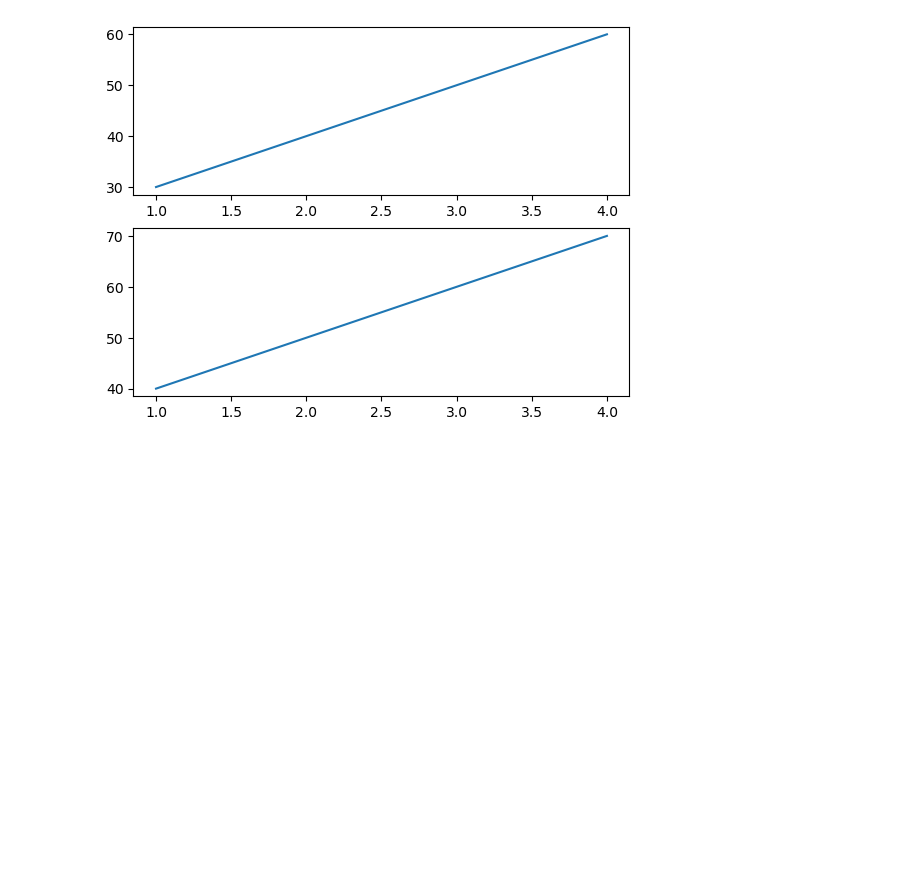
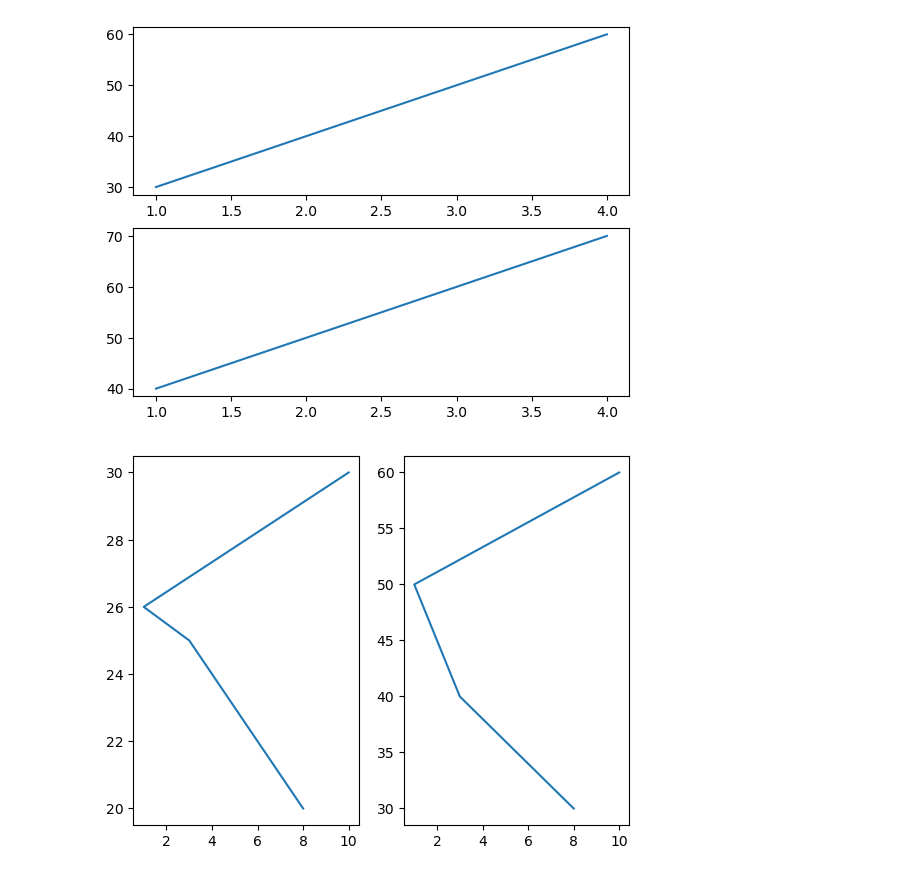
Before and after one commit to Joelson-Dieter/JupyterNotebook.ipynb, a Jupyter notebook: matplotlib.ipynb/marker.ipynb, the cells around one changed output. Saved outputs shown, nothing was run; the diff lists cells and outputs as text; code cells hidden in the pictures; blank space fills up the shorter version.

```diff
--- a/matplotlib.ipynb/marker.ipynb
+++ b/matplotlib.ipynb/marker.ipynb
@@ -250,3 +250,18 @@ plt.plot(x,y)
 plt.show()
 # %% [output]
 [figure]
+# %%
+import matplotlib.pyplot as plt
+import numpy as np
+x=np.array([8,3,1,10])
+y=np.array([20,25,26,30])
+plt.subplot(1,2,1)
+plt.plot(x,y)
+
+x=np.array([8,3,1,10])
+y=np.array([30,40,50,60])
+plt.subplot(1,2,2)
+plt.plot(x,y)
+plt.show()
+# %% [output]
+[figure, added]
```
Also changed, not shown: parts of 11 cells of this notebook.
